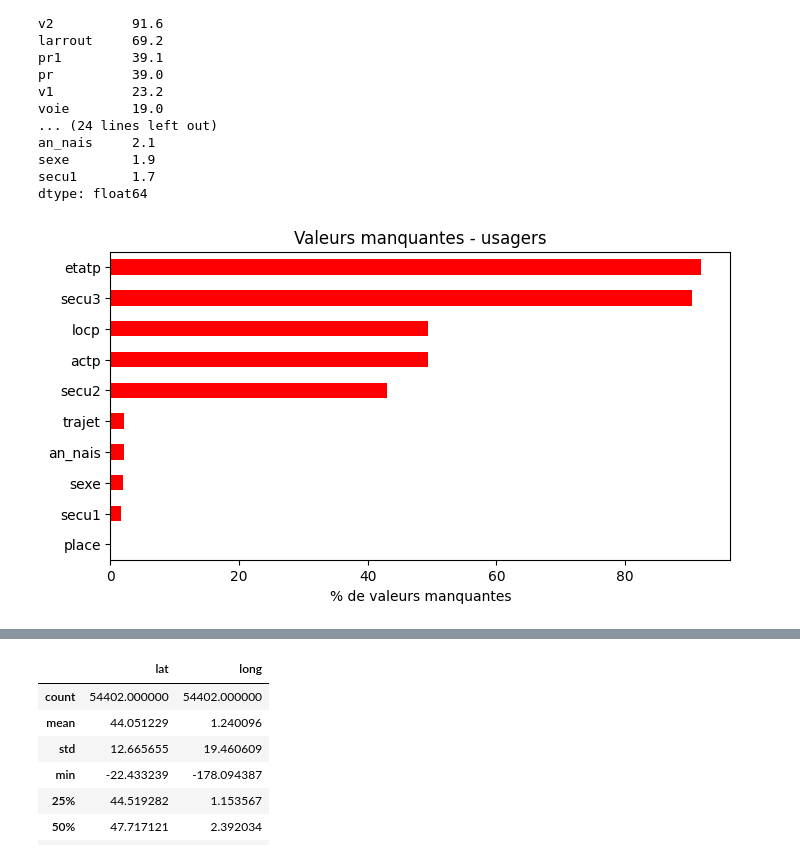
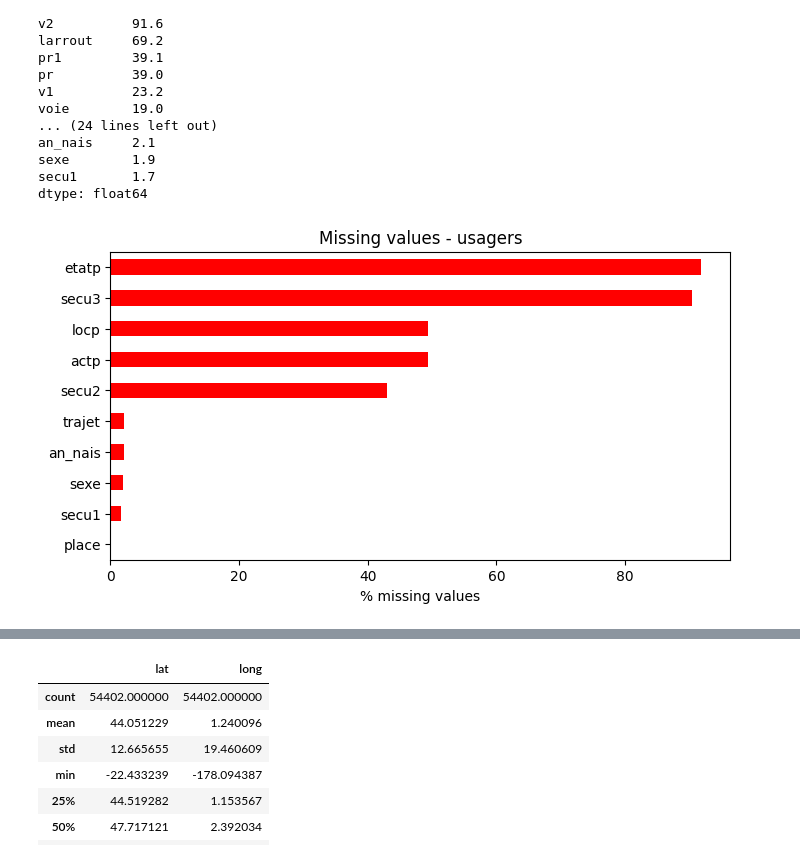
Before and after one commit to wassimdjenane344/dashboard-securite-routiere, a Jupyter notebook: Notebook_intergation_and_quality.ipynb, the cells around one changed output, grey strips where cells are left out. Drawn from its saved outputs; the diff is of its cells as text; code cells hidden in the pictures.

```diff
--- a/Notebook_intergation_and_quality.ipynb
+++ b/Notebook_intergation_and_quality.ipynb
@@ -16,23 +16,23 @@ import pandas as pd
 import matplotlib.pyplot as plt
 import glob
 
-def charger(nom):
-    fichier = glob.glob(nom + "*.csv")[0]      # trouve le fichier quelle que soit l'annee
-    return pd.read_csv(fichier, sep=";", decimal=",",
+def load(name):
+    file = glob.glob(name + "*.csv")[0]      # finds the file whatever the year
+    return pd.read_csv(file, sep=";", decimal=",",
                        na_values=["-1", " -1", "N/A"], low_memory=False)
 
-caract = charger("caract")
-lieux = charger("lieux")
-vehicules = charger("vehicules")
-usagers = charger("usagers")
+caract = load("caract")
+lieux = load("lieux")
+vehicules = load("vehicules")
+usagers = load("usagers")
 
 print("caract   :", caract.shape)
 print("lieux    :", lieux.shape)
 print("vehicules:", vehicules.shape)
 print("usagers  :", usagers.shape)
 
-annee = int(caract["an"].mode()[0])
-print("Annee des donnees :", annee)
+year = int(caract["an"].mode()[0])
+print("Data year:", year)
 # %% [output]
 caract   : (54402, 15)
 lieux    : (70248, 18)
@@ -205,12 +205,12 @@ sexe        1.9
 secu1       1.7
 dtype: float64
 # %%
-# graphique pour la table usagers
+# chart for the usagers table
 pct = (usagers.isnull().mean() * 100)
 pct = pct[pct > 0].sort_values()
 pct.plot(kind="barh", color="red", figsize=(8, 4))
-plt.xlabel("% de valeurs manquantes")
-plt.title("Valeurs manquantes - usagers")
+plt.xlabel("% missing values")
+plt.title("Missing values - usagers")
 plt.show()
 # %% [output]
-[figure, old version]
+[figure, new version]
```
Also changed, not shown: parts of 70 cells of this notebook, 3 other files.
